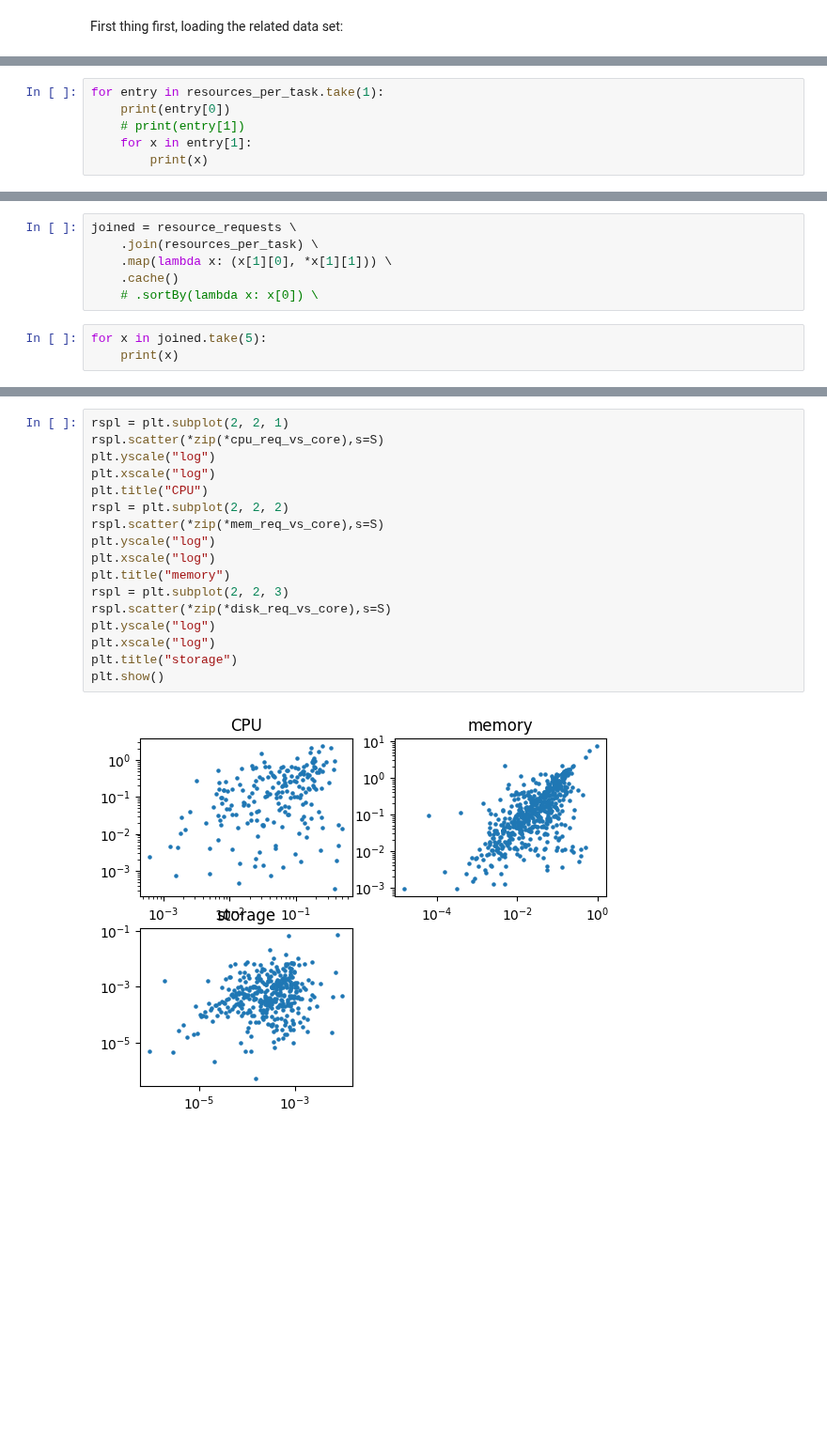
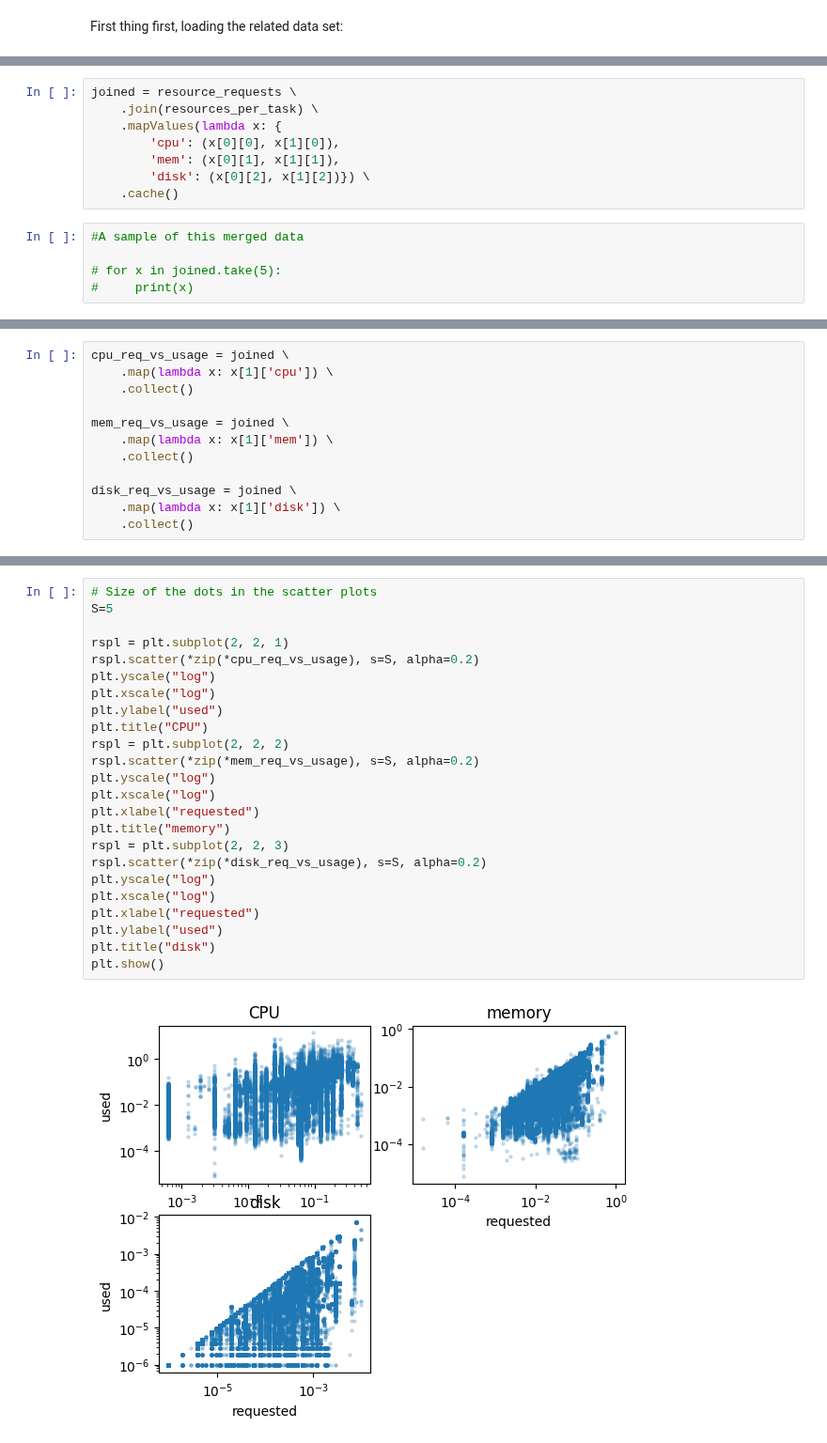
Before and after one commit to EltRnl/SparkProject, a Jupyter notebook: analysis.ipynb, the cells around one changed output, grey strips where cells are left out. Shown at 94% size. Saved outputs shown, nothing was run; the diff lists cells and outputs as text; blank space fills up the shorter version.

```diff
--- a/analysis.ipynb
+++ b/analysis.ipynb
@@ -970,6 +980,0 @@ There are 179427 tasks for which we have resource consumption data.
-# %%
-for entry in resources_per_task.take(1):
-    print(entry[0])
-    # print(entry[1])
-    for x in entry[1]:
-        print(x)
@@ -982,9 +991,13 @@ for entry in resources_per_task.take(1):
 # %%
 joined = resource_requests \
     .join(resources_per_task) \
-    .map(lambda x: (x[1][0], *x[1][1])) \
+    .mapValues(lambda x: {
+        'cpu': (x[0][0], x[1][0]),
+        'mem': (x[0][1], x[1][1]),
+        'disk': (x[0][2], x[1][2])}) \
     .cache()
-    # .sortBy(lambda x: x[0]) \
 # %%
-for x in joined.take(5):
-    print(x)
+#A sample of this merged data
+
+# for x in joined.take(5):
+#     print(x)
@@ -1066,0 +1006,12 @@ plt.show()
+# %%
+cpu_req_vs_usage = joined \
+    .map(lambda x: x[1]['cpu']) \
+    .collect()
+
+mem_req_vs_usage = joined \
+    .map(lambda x: x[1]['mem']) \
+    .collect()
+
+disk_req_vs_usage = joined \
+    .map(lambda x: x[1]['disk']) \
+    .collect()
@@ -1067,19 +1020,26 @@ plt.show()
 # %%
+# Size of the dots in the scatter plots
+S=5
+
 rspl = plt.subplot(2, 2, 1)
-rspl.scatter(*zip(*cpu_req_vs_core),s=S)
+rspl.scatter(*zip(*cpu_req_vs_usage), s=S, alpha=0.2)
 plt.yscale("log")
 plt.xscale("log")
+plt.ylabel("used")
 plt.title("CPU")
 rspl = plt.subplot(2, 2, 2)
-rspl.scatter(*zip(*mem_req_vs_core),s=S)
+rspl.scatter(*zip(*mem_req_vs_usage), s=S, alpha=0.2)
 plt.yscale("log")
 plt.xscale("log")
+plt.xlabel("requested")
 plt.title("memory")
 rspl = plt.subplot(2, 2, 3)
-rspl.scatter(*zip(*disk_req_vs_core),s=S)
+rspl.scatter(*zip(*disk_req_vs_usage), s=S, alpha=0.2)
 plt.yscale("log")
 plt.xscale("log")
-plt.title("storage")
+plt.xlabel("requested")
+plt.ylabel("used")
+plt.title("disk")
 plt.show()
 # %% [output]
-[figure, old version]
+[figure, new version]
```
Also changed, not shown: parts of 26 cells of this notebook.
